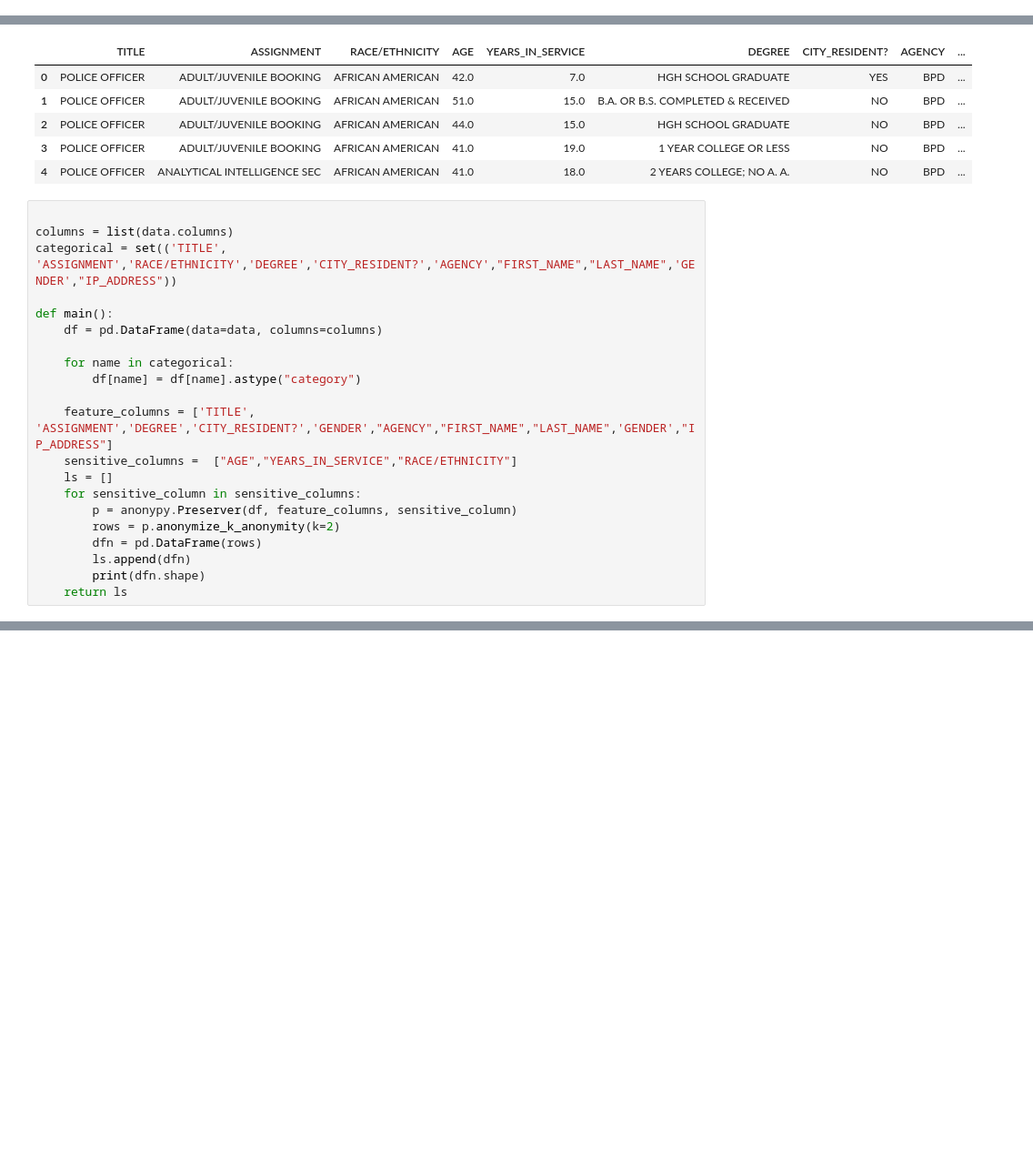
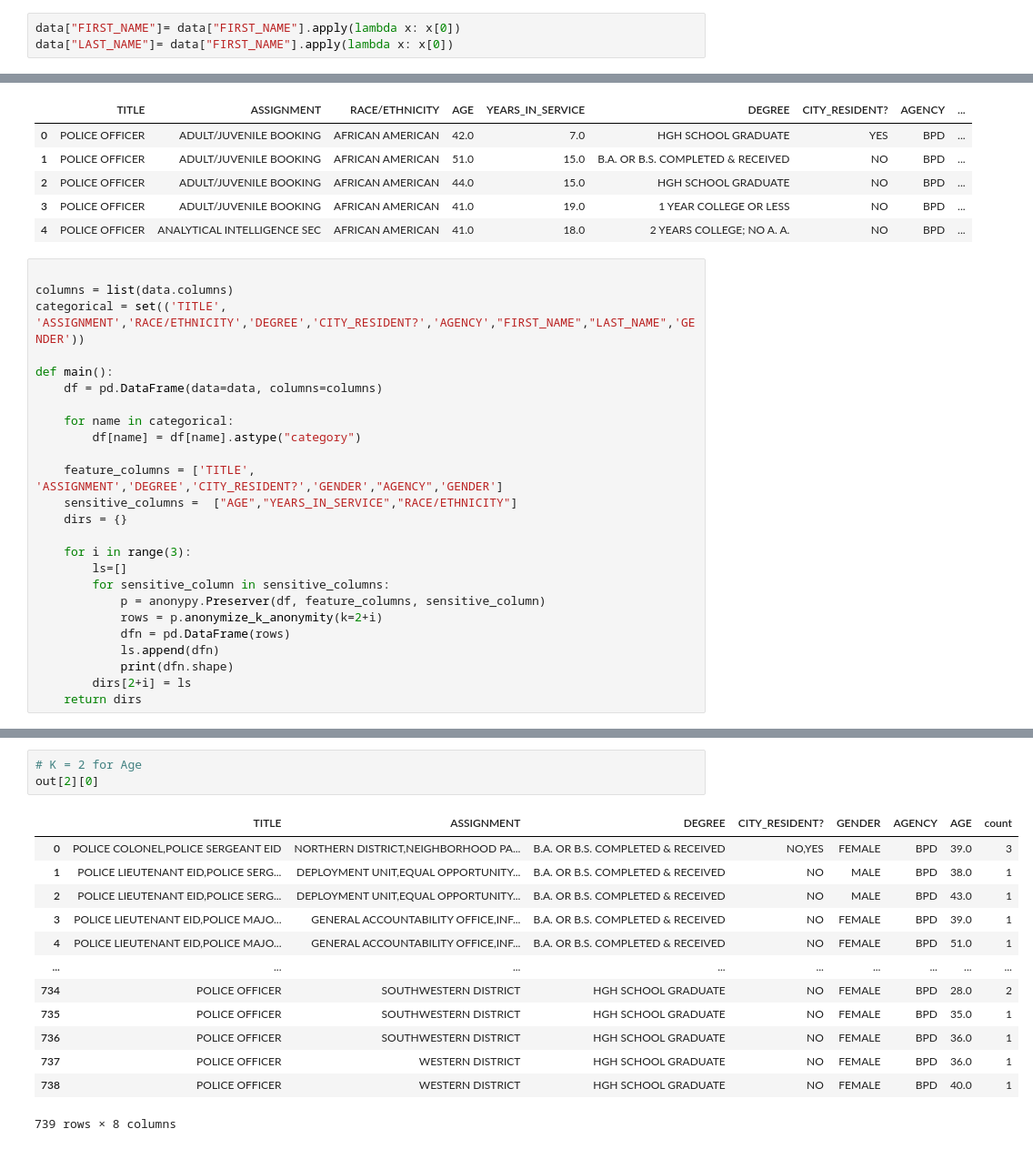
Before and after one commit to ammarlam10/DS23_multimodal_anonymization, a Jupyter notebook: tabluar anonymization.ipynb, the cells around one changed output, grey strips where cells are left out. Shown at 91% size. Cells and saved outputs as stored; diff of their text form; blank space fills up the shorter version.

```diff
--- a/tabluar anonymization.ipynb
+++ b/tabluar anonymization.ipynb
@@ -18,3 +37,6 @@ data.shape
+# %%
+data["FIRST_NAME"]= data["FIRST_NAME"].apply(lambda x: x[0])
+data["LAST_NAME"]= data["FIRST_NAME"].apply(lambda x: x[0])
 # %%
 # Basic data description
 # %%
@@ -62,7 +83,7 @@ data.head()
 # %%
 
 columns = list(data.columns)
-categorical = set(('TITLE', 'ASSIGNMENT','RACE/ETHNICITY','DEGREE','CITY_RESIDENT?','AGENCY',"FIRST_NAME","LAST_NAME",'GENDER',"IP_ADDRESS"))
+categorical = set(('TITLE', 'ASSIGNMENT','RACE/ETHNICITY','DEGREE','CITY_RESIDENT?','AGENCY',"FIRST_NAME","LAST_NAME",'GENDER'))
 
 def main():
     df = pd.DataFrame(data=data, columns=columns)
@@ -70,16 +91,20 @@ def main():
     for name in categorical:
         df[name] = df[name].astype("category")
 
-    feature_columns = ['TITLE', 'ASSIGNMENT','DEGREE','CITY_RESIDENT?','GENDER',"AGENCY","FIRST_NAME","LAST_NAME",'GENDER',"IP_ADDRESS"]
+    feature_columns = ['TITLE', 'ASSIGNMENT','DEGREE','CITY_RESIDENT?','GENDER',"AGENCY",'GENDER']
     sensitive_columns =  ["AGE","YEARS_IN_SERVICE","RACE/ETHNICITY"]
-    ls = []
-    for sensitive_column in sensitive_columns:
-        p = anonypy.Preserver(df, feature_columns, sensitive_column)
-        rows = p.anonymize_k_anonymity(k=2)
-        dfn = pd.DataFrame(rows)
-        ls.append(dfn)
-        print(dfn.shape)
-    return ls
+    dirs = {}
+
+    for i in range(3):
+        ls=[]
+        for sensitive_column in sensitive_columns:
+            p = anonypy.Preserver(df, feature_columns, sensitive_column)
+            rows = p.anonymize_k_anonymity(k=2+i)
+            dfn = pd.DataFrame(rows)
+            ls.append(dfn)
+            print(dfn.shape)
+        dirs[2+i] = ls
+    return dirs
 # %%
 out = main()
 # %% [output]
@@ -117,0 +122,17 @@ out[2].head()
+# %%
+# K = 2 for Age
+out[2][0]
+# %% [output]
+|  | TITLE | ASSIGNMENT | DEGREE | CITY_RESIDENT? | GENDER | AGENCY | AGE | count |
+| 0 | POLICE COLONEL,POLICE SERGEANT EID | NORTHERN DISTRICT,NEIGHBORHOOD PA... | B.A. OR B.S. COMPLETED & RECEIVED | NO,YES | FEMALE | BPD | 39.0 | 3 |
+| 1 | POLICE LIEUTENANT EID,POLICE SERG... | DEPLOYMENT UNIT,EQUAL OPPORTUNITY... | B.A. OR B.S. COMPLETED & RECEIVED | NO | MALE | BPD | 38.0 | 1 |
+| 2 | POLICE LIEUTENANT EID,POLICE SERG... | DEPLOYMENT UNIT,EQUAL OPPORTUNITY... | B.A. OR B.S. COMPLETED & RECEIVED | NO | MALE | BPD | 43.0 | 1 |
+| 3 | POLICE LIEUTENANT EID,POLICE MAJO... | GENERAL ACCOUNTABILITY OFFICE,INF... | B.A. OR B.S. COMPLETED & RECEIVED | NO | FEMALE | BPD | 39.0 | 1 |
+| 4 | POLICE LIEUTENANT EID,POLICE MAJO... | GENERAL ACCOUNTABILITY OFFICE,INF... | B.A. OR B.S. COMPLETED & RECEIVED | NO | FEMALE | BPD | 51.0 | 1 |
+| ... | ... | ... | ... | ... | ... | ... | ... | ... |
+| 734 | POLICE OFFICER | SOUTHWESTERN DISTRICT | HGH SCHOOL GRADUATE | NO | FEMALE | BPD | 28.0 | 2 |
+| 735 | POLICE OFFICER | SOUTHWESTERN DISTRICT | HGH SCHOOL GRADUATE | NO | FEMALE | BPD | 35.0 | 1 |
+| 736 | POLICE OFFICER | SOUTHWESTERN DISTRICT | HGH SCHOOL GRADUATE | NO | FEMALE | BPD | 36.0 | 1 |
+| 737 | POLICE OFFICER | WESTERN DISTRICT | HGH SCHOOL GRADUATE | NO | FEMALE | BPD | 36.0 | 1 |
+| 738 | POLICE OFFICER | WESTERN DISTRICT | HGH SCHOOL GRADUATE | NO | FEMALE | BPD | 40.0 | 1 |
+739 rows × 8 columns
```
Also changed, not shown: parts of 18 cells of this notebook.
